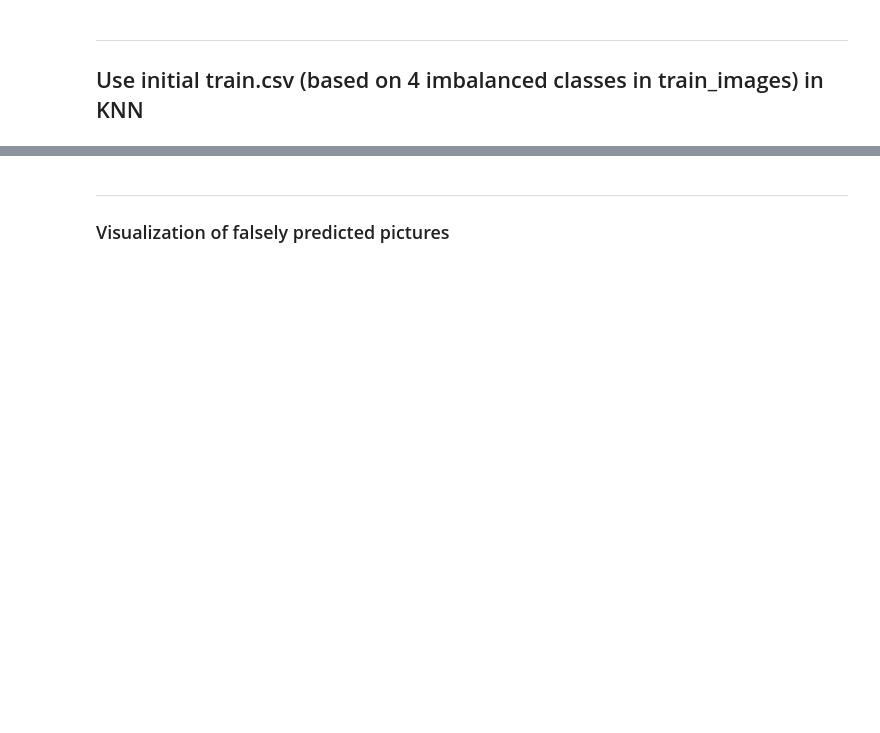
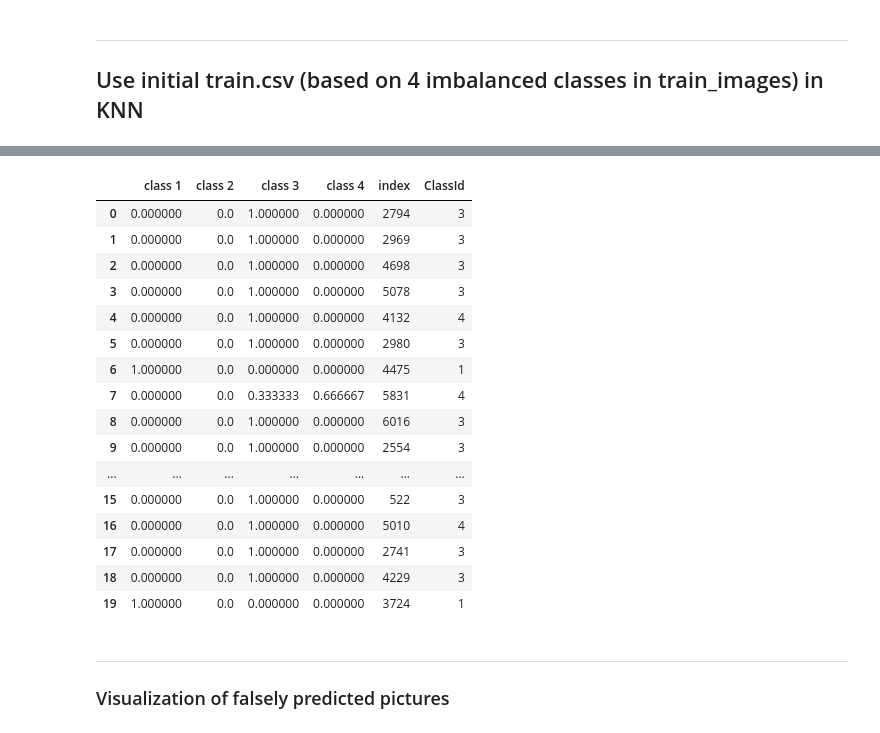
Before and after one commit to mic1899/CapstoneProject_SteelDefectDetection, a Jupyter notebook: KNN-with-initial-images.ipynb, the cells around one changed output, grey strips where cells are left out. Saved outputs shown, nothing was run; the diff lists cells and outputs as text; code cells hidden in the pictures; blank space fills up the shorter version.

```diff
--- a/KNN-with-initial-images.ipynb
+++ b/KNN-with-initial-images.ipynb
@@ -116,0 +181,2 @@ print(metrics.classification_report(y_test, y_pred))
+# %%
+proba = classifier.predict_proba(X_test_scaled)
@@ -116,0 +185,3 @@ print(metrics.classification_report(y_test, y_pred))
+# %%
+pb = pd.DataFrame(proba, columns = ['class 1', 'class 2', 'class 3', 'class 4'])
+pb
@@ -117,3 +217,24 @@ print(metrics.classification_report(y_test, y_pred))
+# %%
+pd_complete = pd.concat([pb, y_test.reset_index()], axis=1)
+pd_complete.head(20)
+# %% [output]
+|  | class 1 | class 2 | class 3 | class 4 | index | ClassId |
+| 0 | 0.000000 | 0.0 | 1.000000 | 0.000000 | 2794 | 3 |
+| 1 | 0.000000 | 0.0 | 1.000000 | 0.000000 | 2969 | 3 |
+| 2 | 0.000000 | 0.0 | 1.000000 | 0.000000 | 4698 | 3 |
+| 3 | 0.000000 | 0.0 | 1.000000 | 0.000000 | 5078 | 3 |
+| 4 | 0.000000 | 0.0 | 1.000000 | 0.000000 | 4132 | 4 |
+| 5 | 0.000000 | 0.0 | 1.000000 | 0.000000 | 2980 | 3 |
+| 6 | 1.000000 | 0.0 | 0.000000 | 0.000000 | 4475 | 1 |
+| 7 | 0.000000 | 0.0 | 0.333333 | 0.666667 | 5831 | 4 |
+| 8 | 0.000000 | 0.0 | 1.000000 | 0.000000 | 6016 | 3 |
+| 9 | 0.000000 | 0.0 | 1.000000 | 0.000000 | 2554 | 3 |
+| ... | ... | ... | ... | ... | ... | ... |
+| 15 | 0.000000 | 0.0 | 1.000000 | 0.000000 | 522 | 3 |
+| 16 | 0.000000 | 0.0 | 1.000000 | 0.000000 | 5010 | 4 |
+| 17 | 0.000000 | 0.0 | 1.000000 | 0.000000 | 2741 | 3 |
+| 18 | 0.000000 | 0.0 | 1.000000 | 0.000000 | 4229 | 3 |
+| 19 | 1.000000 | 0.0 | 0.000000 | 0.000000 | 3724 | 1 |
 # %% [markdown]
 ---
 
```
Also changed, not shown: parts of 13 cells of this notebook, 2 other files.
